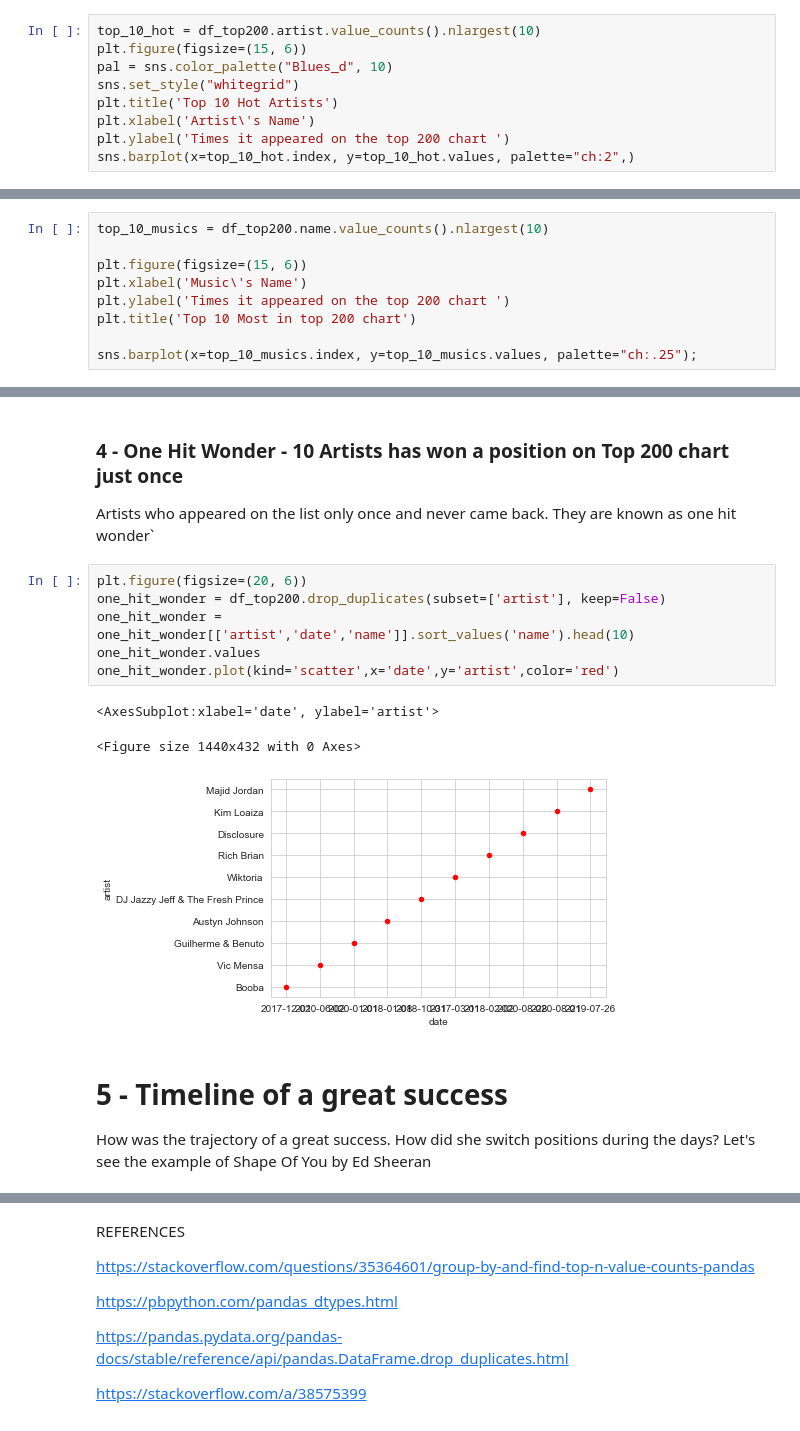
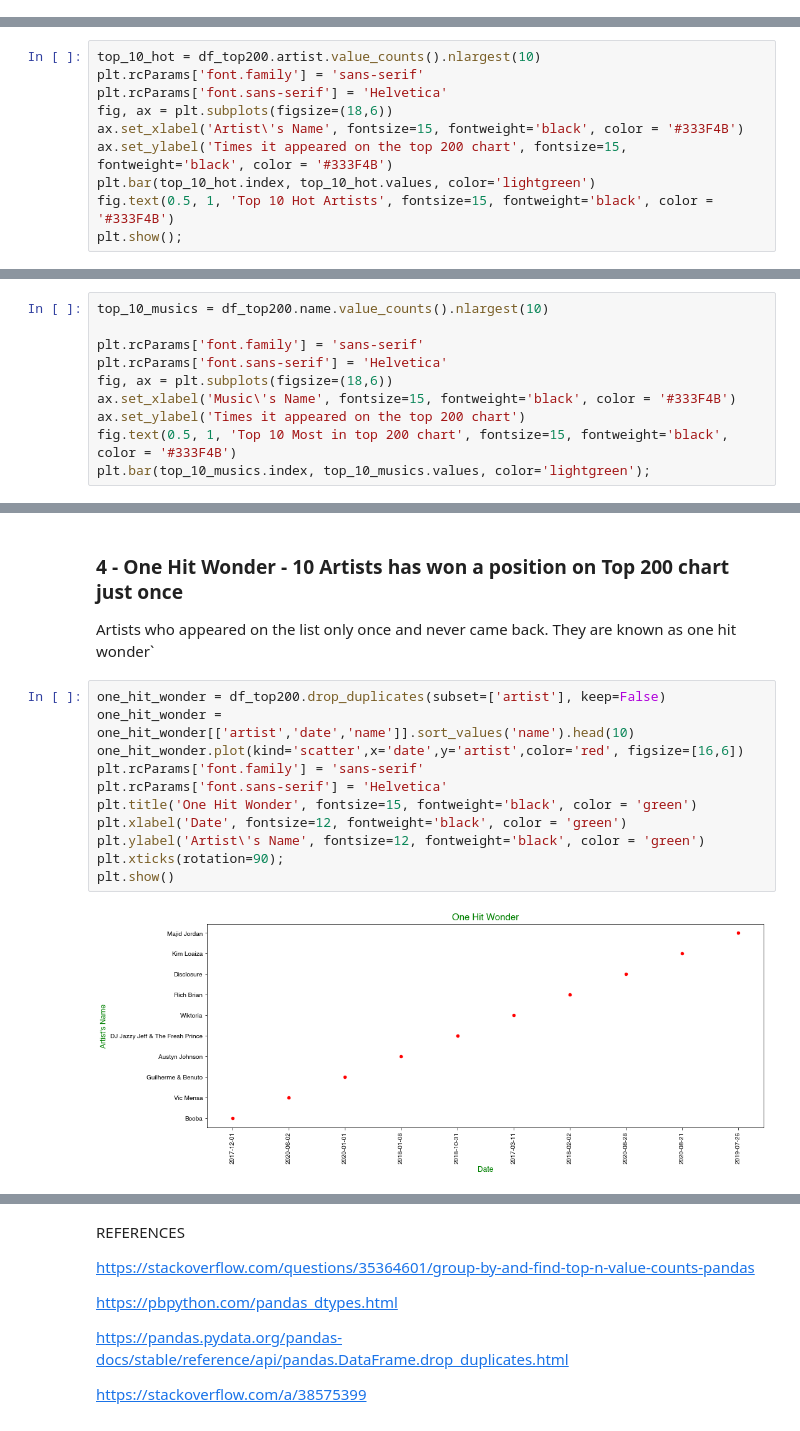
Before and after one commit to ilitotor/spotifyAnalysis, a Jupyter notebook: spotify_analysis.ipynb, the cells around one changed output, grey strips where cells are left out. Saved outputs shown, nothing was run; the diff lists cells and outputs as text.

Commit message:
Create cloud words and fix colors and plot sizes.

```diff
--- a/spotify_analysis.ipynb
+++ b/spotify_analysis.ipynb
@@ -29,12 +23,3 @@ df_top200.describe()
 ### 1 -Top 10 Hot Artists
 
 Which artists appeared the longest in the top 200. Ed Sheeran appeared 8629 on the list.
-# %%
-top_10_hot = df_top200.artist.value_counts().nlargest(10)
-plt.figure(figsize=(15, 6))
-pal = sns.color_palette("Blues_d", 10)
-sns.set_style("whitegrid")
-plt.title('Top 10 Hot Artists')
-plt.xlabel('Artist\'s Name')
-plt.ylabel('Times it appeared on the top 200 chart ')
-sns.barplot(x=top_10_hot.index, y=top_10_hot.values, palette="ch:2",)
@@ -44,3 +26,13 @@ sns.barplot(x=top_10_hot.index, y=top_10_hot.values, palette="ch:2",)
+# %%
+top_10_hot = df_top200.artist.value_counts().nlargest(10)
+plt.rcParams['font.family'] = 'sans-serif'
+plt.rcParams['font.sans-serif'] = 'Helvetica'
+fig, ax = plt.subplots(figsize=(18,6))
+ax.set_xlabel('Artist\'s Name', fontsize=15, fontweight='black', color = '#333F4B')
+ax.set_ylabel('Times it appeared on the top 200 chart', fontsize=15, fontweight='black', color = '#333F4B')
+plt.bar(top_10_hot.index, top_10_hot.values, color='lightgreen')
+fig.text(0.5, 1, 'Top 10 Hot Artists', fontsize=15, fontweight='black', color = '#333F4B')
+plt.show();
 # %% [markdown]
 ### 2 -Top 10 Hot Musics
 
@@ -48,9 +40,10 @@ But the song that most appeared on the list is not Ed Sheeran's (he came in seco
 # %%
 top_10_musics = df_top200.name.value_counts().nlargest(10)
 
-plt.figure(figsize=(15, 6))
-plt.xlabel('Music\'s Name')
-plt.ylabel('Times it appeared on the top 200 chart ')
-plt.title('Top 10 Most in top 200 chart')
-
-sns.barplot(x=top_10_musics.index, y=top_10_musics.values, palette="ch:.25");
+plt.rcParams['font.family'] = 'sans-serif'
+plt.rcParams['font.sans-serif'] = 'Helvetica'
+fig, ax = plt.subplots(figsize=(18,6))
+ax.set_xlabel('Music\'s Name', fontsize=15, fontweight='black', color = '#333F4B')
+ax.set_ylabel('Times it appeared on the top 200 chart')
+fig.text(0.5, 1, 'Top 10 Most in top 200 chart', fontsize=15, fontweight='black', color = '#333F4B')
+plt.bar(top_10_musics.index, top_10_musics.values, color='lightgreen');
@@ -76,15 +62,15 @@ first_position.groupby('name').artist.value_counts().nlargest(10).plot(kind='bar
 ### 4 - One Hit Wonder - 10 Artists has won a position on Top 200 chart just once
 Artists who appeared on the list only once and never came back. They are known as one hit wonder`
 # %%
-plt.figure(figsize=(20, 6))
 one_hit_wonder = df_top200.drop_duplicates(subset=['artist'], keep=False)
 one_hit_wonder = one_hit_wonder[['artist','date','name']].sort_values('name').head(10)
-one_hit_wonder.values
-one_hit_wonder.plot(kind='scatter',x='date',y='artist',color='red')
+one_hit_wonder.plot(kind='scatter',x='date',y='artist',color='red', figsize=[16,6])
+plt.rcParams['font.family'] = 'sans-serif'
+plt.rcParams['font.sans-serif'] = 'Helvetica'
+plt.title('One Hit Wonder', fontsize=15, fontweight='black', color = 'green')
+plt.xlabel('Date', fontsize=12, fontweight='black', color = 'green')
+plt.ylabel('Artist\'s Name', fontsize=12, fontweight='black', color = 'green')
+plt.xticks(rotation=90);
+plt.show()
 # %% [output]
-<AxesSubplot:xlabel='date', ylabel='artist'>
-<Figure size 1440x432 with 0 Axes>
-[figure, old version]
+[figure, new version]
-# %% [markdown]
-# 5 - Timeline of a great success
-How was the trajectory of a great success. How did she switch positions during the days? Let's see the example of Shape Of You by Ed Sheeran
```
Also changed, not shown: parts of 8 cells of this notebook.
